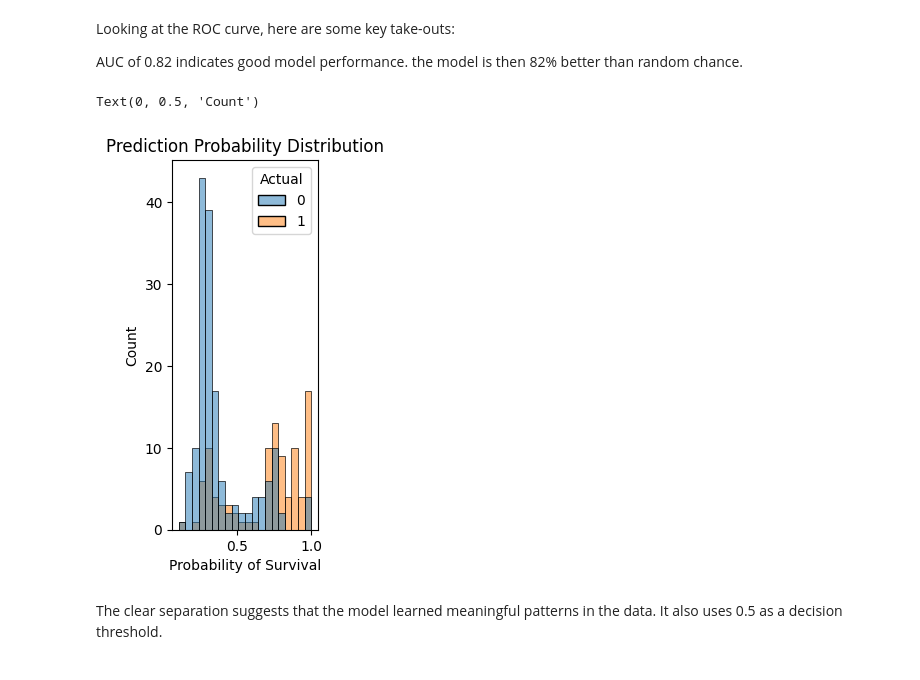
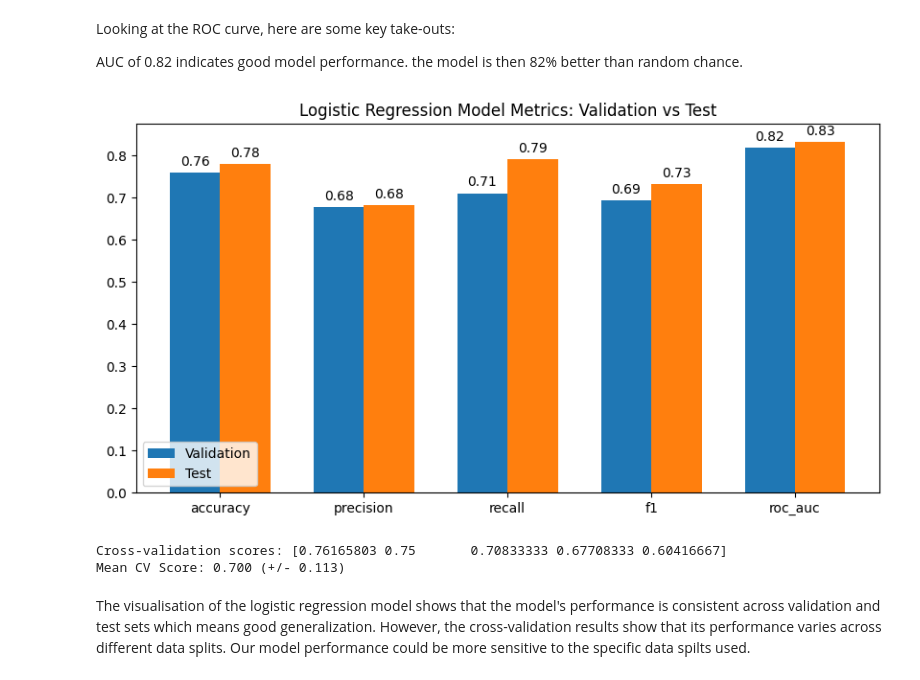
Before and after one commit to leaabj/ML-fundamentals-2025, a Jupyter notebook: assignment_1_lea_aboujaoude[_aboujaoude].ipynb, the cells around one changed output. Drawn from its saved outputs; the diff is of its cells as text; code cells hidden in the pictures.

```diff
--- a/assignment_1_lea_aboujaoude[_aboujaoude].ipynb
+++ b/assignment_1_lea_aboujaoude[_aboujaoude].ipynb
@@ -716,17 +752,65 @@ plt.show()
 Looking at the ROC curve, here are some key take-outs:
 
 AUC of 0.82 indicates good model performance. the model is then 82% better than random chance.
-# %%
-plt.subplot(132)
-sns.histplot(data=pd.DataFrame({
-    'Probability': y_pred_proba[:, 1],
-    'Actual': y_val
-}), x='Probability', hue='Actual', bins=20)
-plt.title('Prediction Probability Distribution')
-plt.xlabel('Probability of Survival')
-plt.ylabel('Count')
-# %% [output]
-Text(0, 0.5, 'Count')
-[figure, removed]
-# %% [markdown]
-The clear separation suggests that the model learned meaningful patterns in the data. It also uses 0.5 as a decision threshold.
+# %%
+# making predictions on the test set
+y_test_pred = lr_model.predict(X_test[selected_features])
+y_test_pred_proba = lr_model.predict_proba(X_test[selected_features])
+
+val_metrics = {
+    "accuracy": accuracy_score(y_val, y_pred),
+    "precision": precision_score(y_val, y_pred),
+    "recall": recall_score(y_val, y_pred),
+    "f1": f1_score(y_val, y_pred),
+    "roc_auc": roc_auc_score(y_val, y_pred_proba[:, 1])
+}
+
+test_metrics = {
+    "accuracy": accuracy_score(y_test, y_test_pred),
+    "precision": precision_score(y_test, y_test_pred),
+    "recall": recall_score(y_test, y_test_pred),
+    "f1": f1_score(y_test, y_test_pred),
+    "roc_auc": roc_auc_score(y_test, y_test_pred_proba[:, 1])
+}
+
+metrics = ['accuracy', 'precision', 'recall', 'f1', 'roc_auc']
+val_values = [val_metrics[metric] for metric in metrics]
+test_values = [test_metrics[metric] for metric in metrics]
+
+x = np.arange(len(metrics))
+width = 0.35
+
+fig, ax = plt.subplots(figsize=(10, 5))
+rects1 = ax.bar(x - width/2, val_values, width, label='Validation')
+rects2 = ax.bar(x + width/2, test_values, width, label='Test')
+
+ax.set_xticks(x)
+ax.set_xticklabels(metrics)
+ax.set_title("Logistic Regression Model Metrics: Validation vs Test")
+ax.legend()
+
+def autolabel(rects):
+    for rect in rects:
+        height = rect.get_height()
+        ax.annotate(f'{height:.2f}',
+                    xy=(rect.get_x() + rect.get_width() / 2, height),
+                    xytext=(0, 3),
+                    textcoords="offset points",
+                    ha='center', va='bottom')
+
+autolabel(rects1)
+autolabel(rects2)
+
+plt.show()
+# %% [output]
+[figure, added]
+# %%
+cv_scores = cross_val_score(lr_model, X_train_selected, y_train_balanced, cv=5) # rule of thumb is 5 folds
+
+print(f"Cross-validation scores: {cv_scores}")
+print(f"Mean CV Score: {cv_scores.mean():.3f} (+/- {cv_scores.std() * 2:.3f})")
+# %% [output]
+Cross-validation scores: [0.76165803 0.75       0.70833333 0.67708333 0.60416667]
+Mean CV Score: 0.700 (+/- 0.113)
+# %% [markdown]
+The visualisation of the logistic regression model shows that the model's performance is consistent across validation and test sets which means good generalization. However, the cross-validation results show that its performance varies across different data splits. Our model performance could be more sensitive to the specific data spilts used.
```
Also changed, not shown: parts of 10 cells of this notebook.
